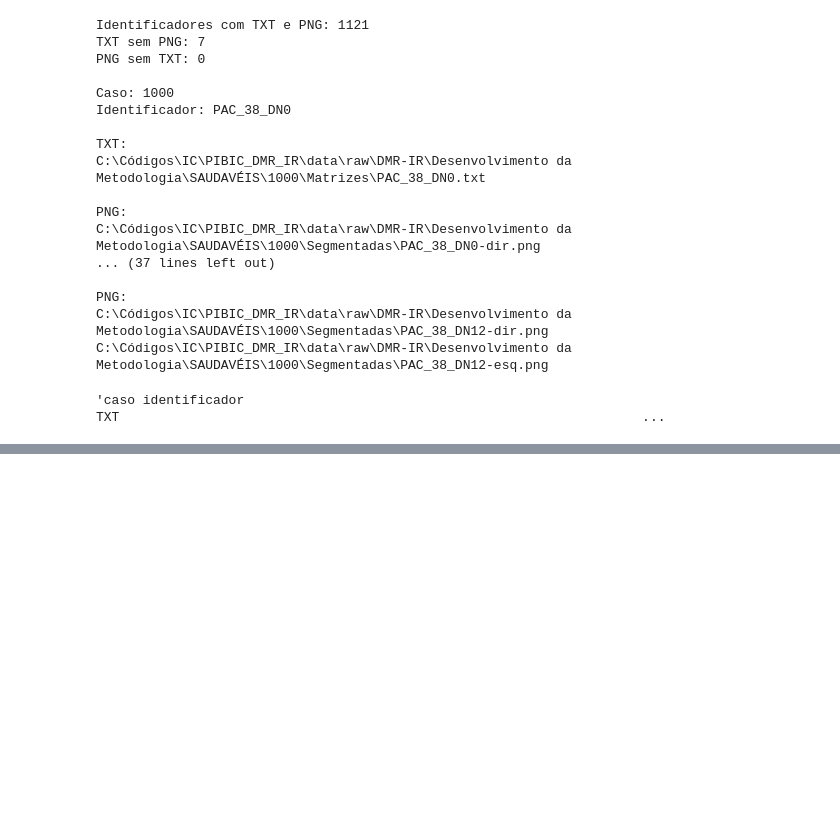
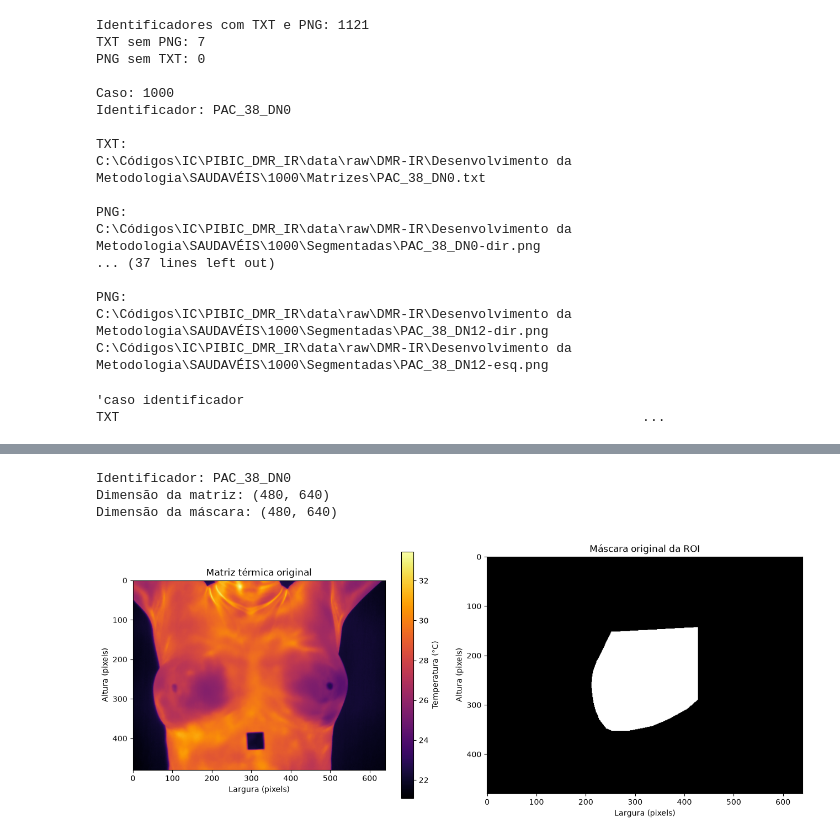
Before and after one commit to anaclaraxbj/PIBIC_DMR_IR, a Jupyter notebook: notebooks/exploração_inicial_DMR-IR.ipynb, the cells around one changed output, grey strips where cells are left out. Cells and saved outputs as stored; diff of their text form; code cells hidden in the pictures; blank space fills up the shorter version.

```diff
--- a/notebooks/exploração_inicial_DMR-IR.ipynb
+++ b/notebooks/exploração_inicial_DMR-IR.ipynb
@@ -374,0 +911,38 @@ C:\Códigos\IC\PIBIC_DMR_IR\data\raw\DMR-IR\Desenvolvimento da Metodologia\SAUDA
+# %%
+import numpy as np
+import matplotlib.pyplot as plt
+
+# Localizar a amostra PAC_38_DN0
+amostra = next(
+    a for a in amostras
+    if "PAC_38_DN0" in a["identificador"]
+)
+
+matriz_original = amostra["matriz"].astype(np.float32)
+mascara_original = amostra["mascara"].astype(bool)
+
+print("Identificador:", amostra["identificador"])
+print("Dimensão da matriz:", matriz_original.shape)
+print("Dimensão da máscara:", mascara_original.shape)
+
+assert matriz_original.shape == mascara_original.shape
+fig, eixos = plt.subplots(1, 2, figsize=(13, 5))
+
+imagem = eixos[0].imshow(matriz_original, cmap="inferno")
+eixos[0].set_title("Matriz térmica original")
+eixos[0].set_xlabel("Largura (pixels)")
+eixos[0].set_ylabel("Altura (pixels)")
+plt.colorbar(imagem, ax=eixos[0], label="Temperatura (°C)")
+
+eixos[1].imshow(mascara_original, cmap="gray")
+eixos[1].set_title("Máscara original da ROI")
+eixos[1].set_xlabel("Largura (pixels)")
+eixos[1].set_ylabel("Altura (pixels)")
+
+plt.tight_layout()
+plt.show()
+# %% [output]
+Identificador: PAC_38_DN0
+Dimensão da matriz: (480, 640)
+Dimensão da máscara: (480, 640)
+[figure, added]
```
Also changed, not shown: parts of 17 cells of this notebook, 5 other files.
